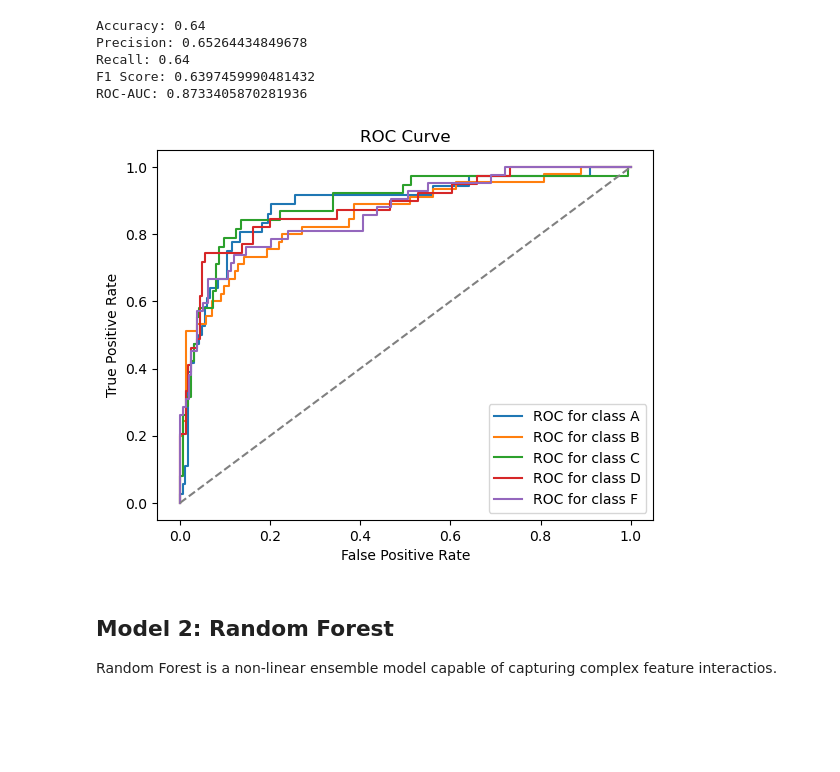
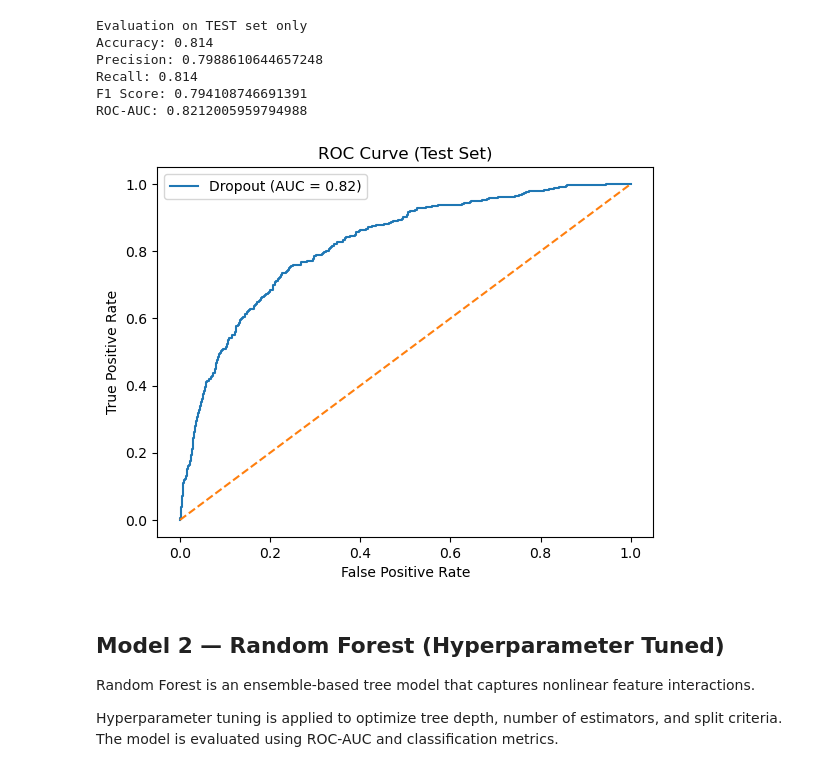
Before and after one commit to yuvalshahtech/student-dropout-risk-prediction, a Jupyter notebook: notebooks/modeling.ipynb, the cells around one changed output. Cells and saved outputs as stored; diff of their text form; code cells hidden in the pictures; blank space fills up the shorter version.

```diff
--- a/notebooks/modeling.ipynb
+++ b/notebooks/modeling.ipynb
@@ -31,20 +56,19 @@ Model saved to ../models/logistic/model.joblib
 # %%
-logistic_metrics = evaluate_model(
-    data_path="../data/sample_students.csv",
-    model_path="../models/logistic/model.joblib"
-)
+logistic_metrics = evaluate_model("../models/logistic_tuned")
 # %% [output]
-Accuracy: 0.64
-Precision: 0.65264434849678
-Recall: 0.64
-F1 Score: 0.6397459990481432
-ROC-AUC: 0.8733405870281936
+Evaluation on TEST set only
+Accuracy: 0.814
+Precision: 0.7988610644657248
+Recall: 0.814
+F1 Score: 0.794108746691391
+ROC-AUC: 0.8212005959794988
-[figure, old version]
+[figure, new version]
 # %% [markdown]
-## Model 2: Random Forest
+## Model 2 — Random Forest (Hyperparameter Tuned)
 
-Random Forest is a non-linear ensemble model capable of capturing
-complex feature interactios.
+Random Forest is an ensemble-based tree model that captures nonlinear feature interactions.
+
+Hyperparameter tuning is applied to optimize tree depth, number of estimators, and split criteria. The model is evaluated using ROC-AUC and classification metrics.
 # %%
 train_model(
     data_path="../data/sample_students.csv",
```
Also changed, not shown: parts of 13 cells of this notebook, 40 other files.
